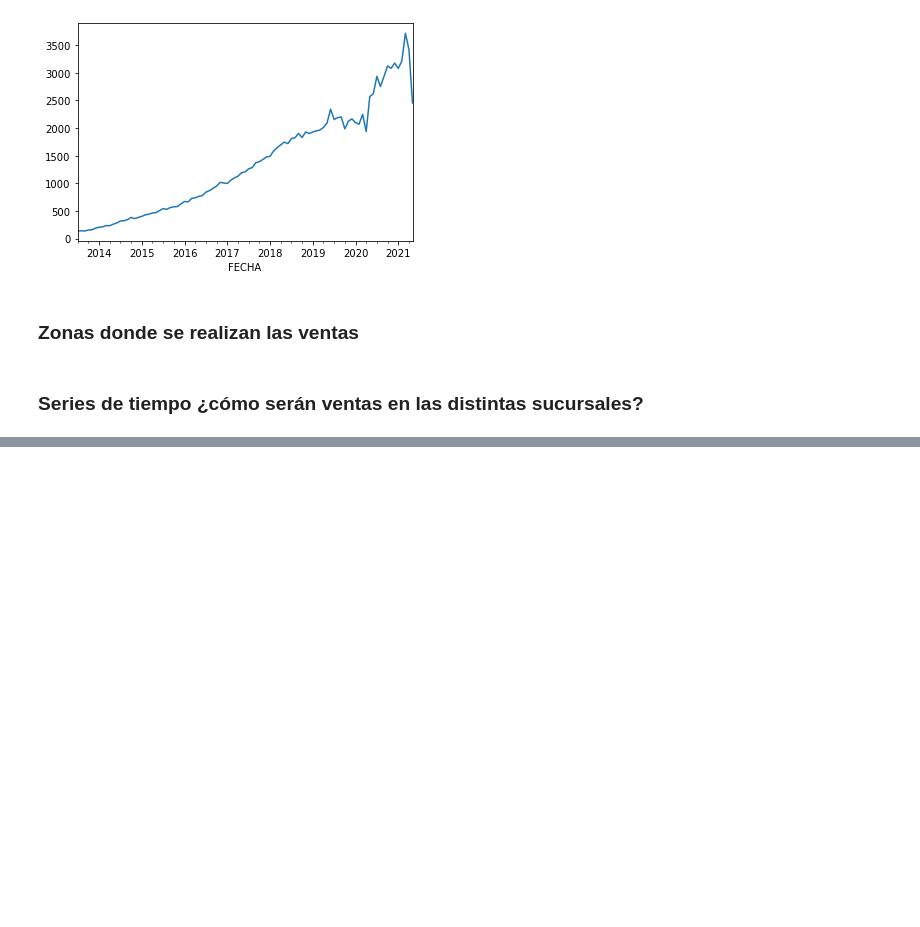
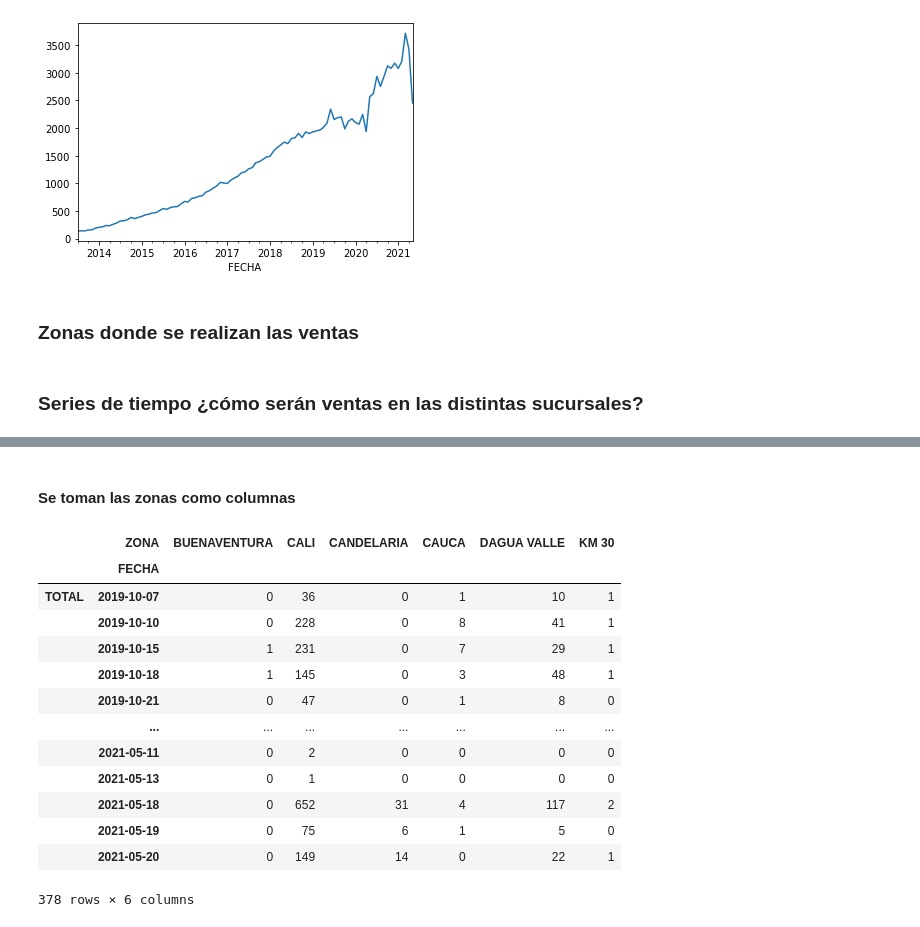
Before and after one commit to lcsr-rodriguez/Diplomado-ISP, a Jupyter notebook: ISP_DataScience.ipynb, the cells around one changed output, grey strips where cells are left out. Cells and saved outputs as stored; diff of their text form; code cells hidden in the pictures; blank space fills up the shorter version.

```diff
--- a/ISP_DataScience.ipynb
+++ b/ISP_DataScience.ipynb
@@ -263,0 +224,20 @@ df3.head()
+# %% [markdown]
+#### Se toman las zonas como columnas
+# %%
+df2 = df2.T
+df2
+# %% [output]
+|  | ZONA | BUENAVENTURA | CALI | CANDELARIA | CAUCA | DAGUA VALLE | KM 30 |
+|  | FECHA |  |  |  |  |  |  |
+| TOTAL | 2019-10-07 | 0 | 36 | 0 | 1 | 10 | 1 |
+|  | 2019-10-10 | 0 | 228 | 0 | 8 | 41 | 1 |
+|  | 2019-10-15 | 1 | 231 | 0 | 7 | 29 | 1 |
+|  | 2019-10-18 | 1 | 145 | 0 | 3 | 48 | 1 |
+|  | 2019-10-21 | 0 | 47 | 0 | 1 | 8 | 0 |
+|  | ... | ... | ... | ... | ... | ... | ... |
+|  | 2021-05-11 | 0 | 2 | 0 | 0 | 0 | 0 |
+|  | 2021-05-13 | 0 | 1 | 0 | 0 | 0 | 0 |
+|  | 2021-05-18 | 0 | 652 | 31 | 4 | 117 | 2 |
+|  | 2021-05-19 | 0 | 75 | 6 | 1 | 5 | 0 |
+|  | 2021-05-20 | 0 | 149 | 14 | 0 | 22 | 1 |
+378 rows × 6 columns
```
Also changed, not shown: parts of 16 cells of this notebook, 1 other file.
